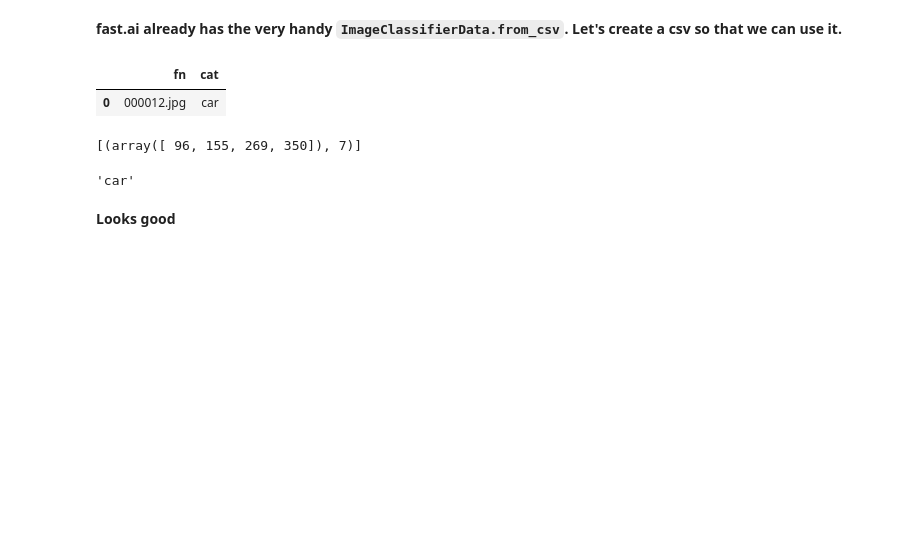
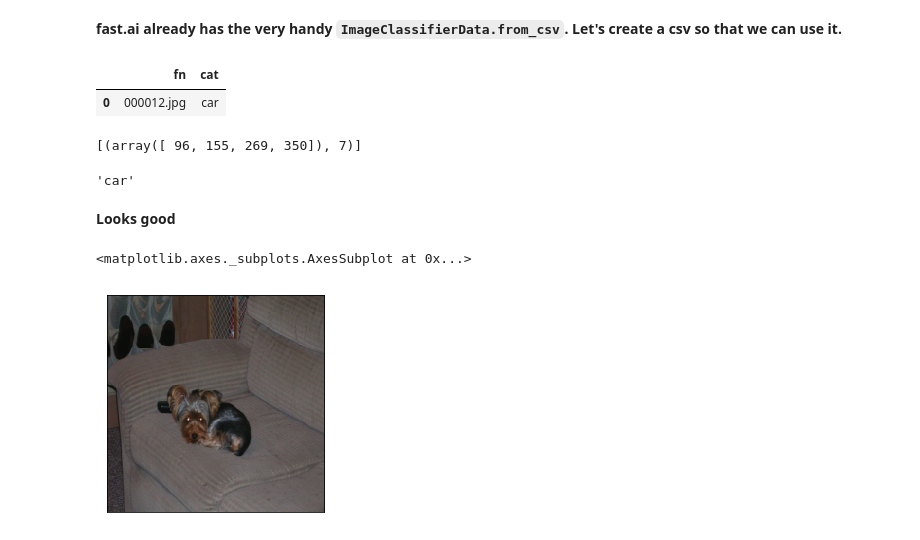
Before and after one commit to aiedward/fastai-1, a Jupyter notebook: Object detection.ipynb, the cells around one changed output. Cells and saved outputs as stored; diff of their text form; code cells hidden in the pictures; blank space fills up the shorter version.

```diff
--- a/Object detection.ipynb
+++ b/Object detection.ipynb
@@ -282,3 +284,22 @@ cats[7]
 **Looks good**
 # %%
 df.to_csv(CSV, index=False)
+# %%
+first_model = resnet34
+sz = 224
+bs = 64
+# %%
+# we do not want to crop here so that we don't end
+# up cutting away part of the largest object.
+# CropType.NO means hat the picture is squished into
+# the square of size sz*sz instead of cropped.
+tfms = tfms_from_model(first_model, sz, aug_tfms=transforms_side_on, crop_type=CropType.NO)
+# %%
+modeldata = ImageClassifierData.from_csv(PATH, JPEGS, CSV, tfms=tfms)
+# %%
+x, y = next(iter(modeldata.trn_dl))
+# %%
+show_img(modeldata.val_ds.denorm(x.data.cpu().numpy())[2])
+# %% [output]
+<matplotlib.axes._subplots.AxesSubplot at 0x...>
+[figure, added]
```
Also changed, not shown: parts of 55 cells of this notebook.
